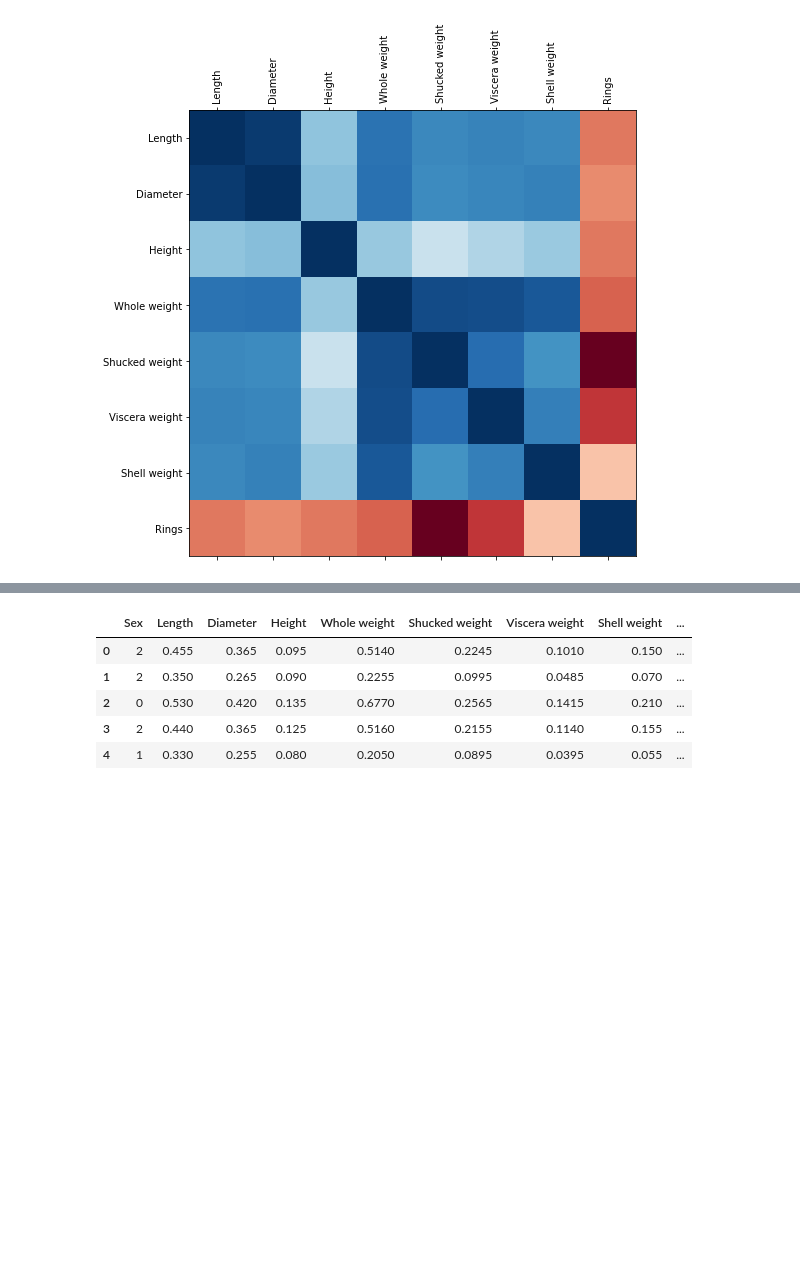
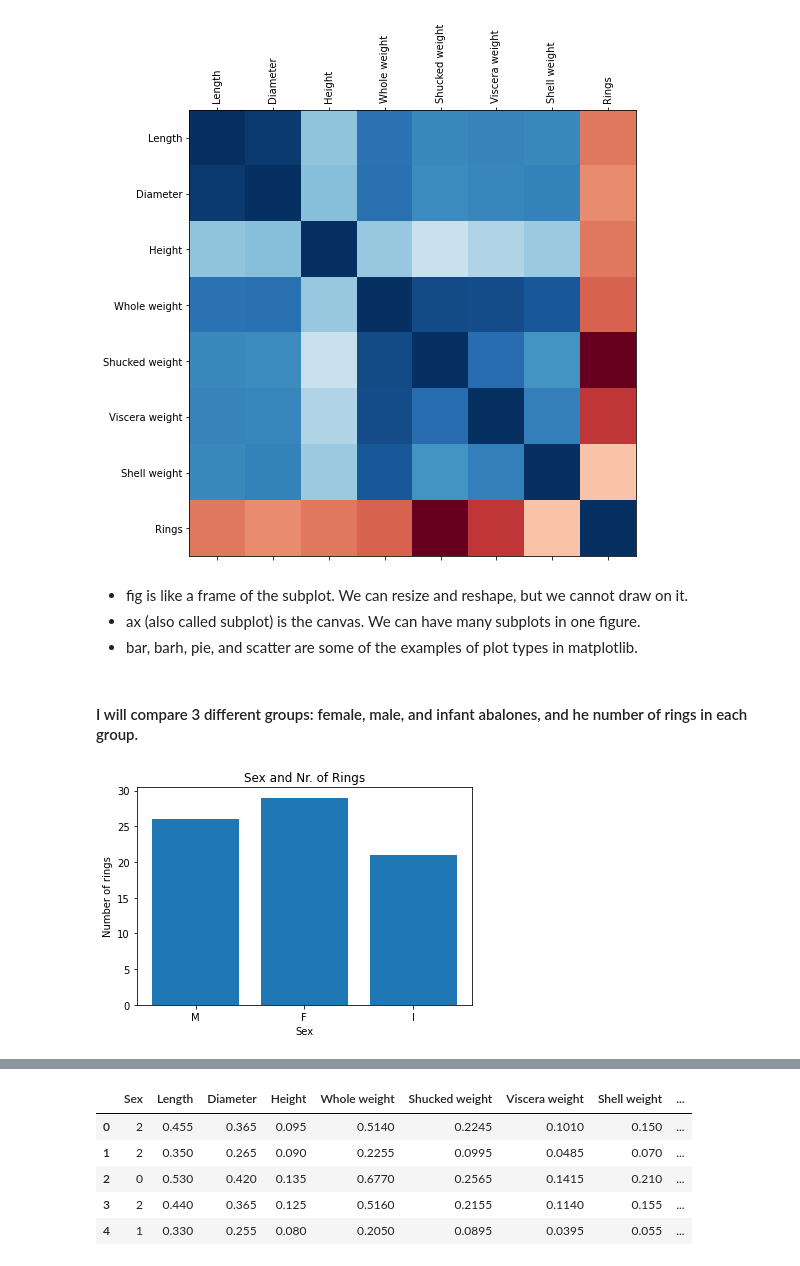
Before and after one commit to devrimakkoy/Data_Science_Projects, a Jupyter notebook: Abalone.ipynb, the cells around one changed output, grey strips where cells are left out. Drawn from its saved outputs; the diff is of its cells as text; code cells hidden in the pictures; blank space fills up the shorter version.

```diff
--- a/Abalone.ipynb
+++ b/Abalone.ipynb
@@ -3,7 +6,7 @@ import numpy as np
 import matplotlib.pyplot as plt
 import pandas as pd
 # %%
-df = pd.read_csv('C:\\Users\\devri\\Desktop\\abalone.csv')
+df = pd.read_csv('C:\\Users\devri\Desktop\datasets\\abalone.csv')
 # %%
 df.head()
 # %% [output]
@@ -73,3 +98,22 @@ plt.xticks(range(len(corr.columns)), corr.columns, rotation = 'vertical');
 plt.yticks(range(len(corr.columns)), corr.columns);
 # %% [output]
 [figure]
+# %% [markdown]
+- fig is like a frame of the subplot. We can resize and reshape, but we cannot draw on it.
+- ax (also called subplot) is the canvas. We can have many subplots in one figure.
+- bar, barh, pie, and scatter are some of the examples of plot types in matplotlib.
+# %% [markdown]
+#### I will compare 3 different groups: female, male, and infant abalones, and he number of rings in each group.
+# %%
+# Create the fig, ax
+fig, ax = plt.subplots()
+
+# Create bar plot of first 1000 data entries
+ax.bar(df["Sex"][:1000], df["Rings"][:1000])
+
+#Add legend: x is horizonatal axis, y is vertical
+ax.set(title="Sex and Nr. of Rings",
+       xlabel="Sex",
+       ylabel="Number of rings");
+# %% [output]
+[figure, added]
```
Also changed, not shown: parts of 40 cells of this notebook.
